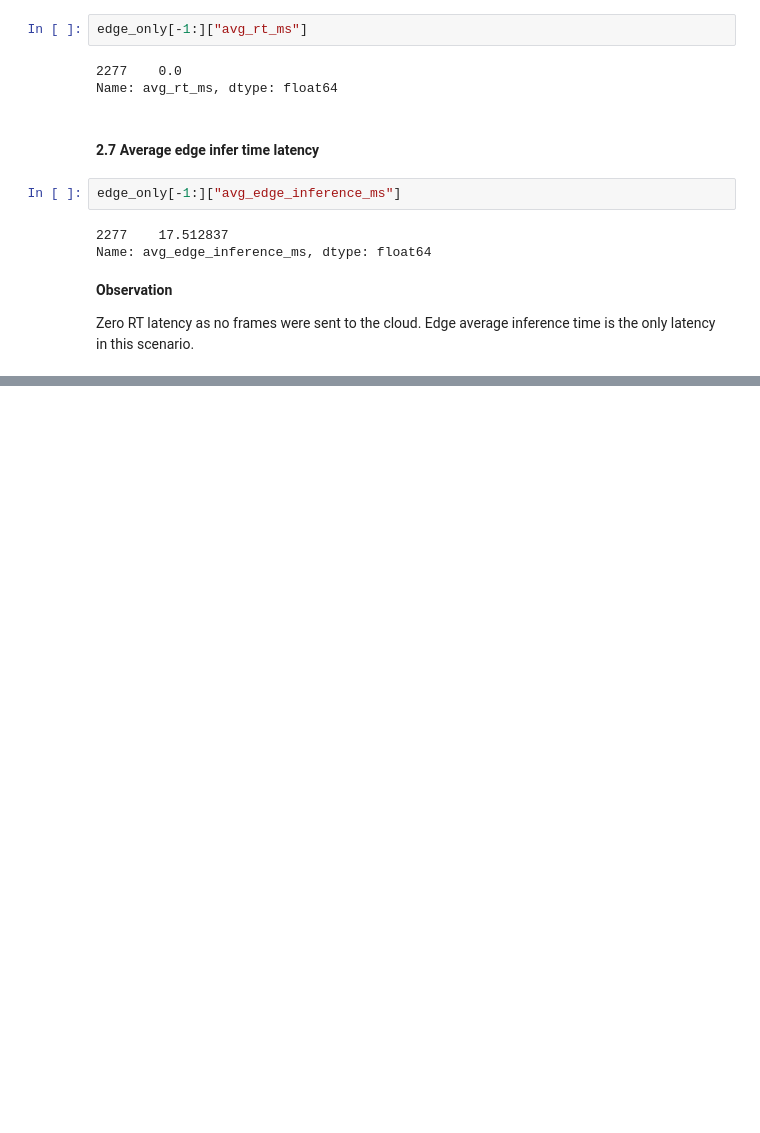
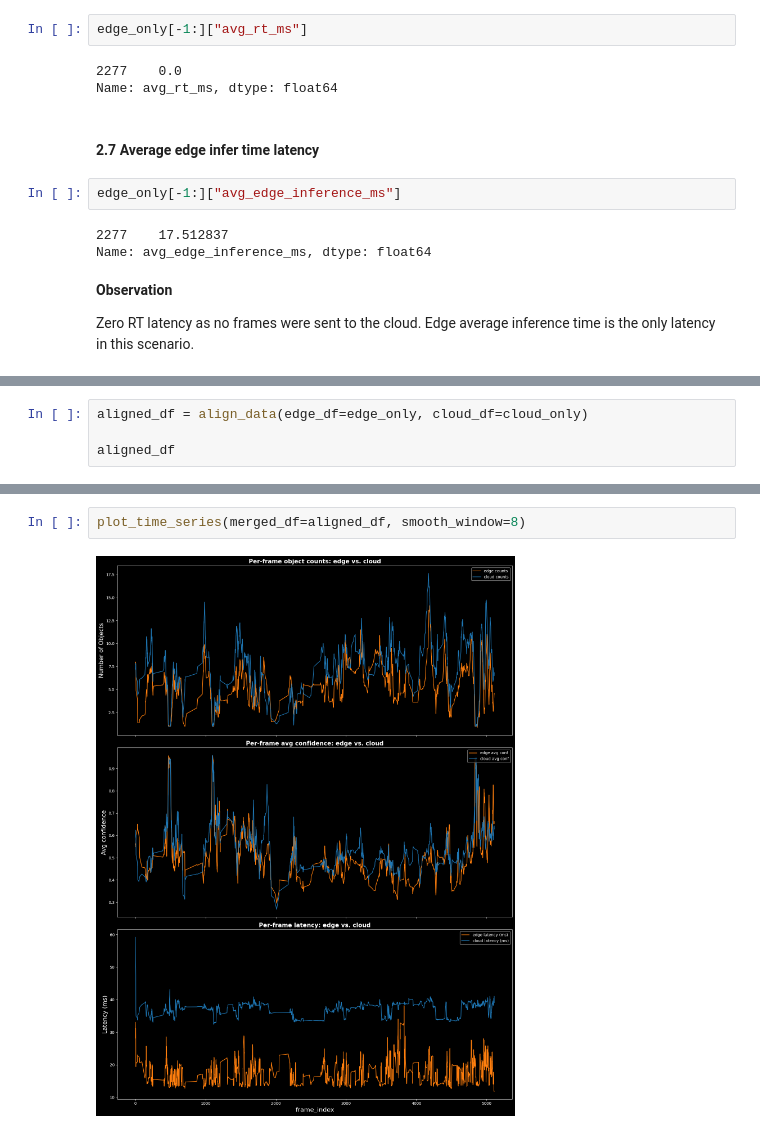
Before and after one commit to MohanadAlemam/edge-cloud-video-analytics, a Jupyter notebook: experiments/experiments.ipynb, the cells around one changed output, grey strips where cells are left out. Drawn from its saved outputs; the diff is of its cells as text; blank space fills up the shorter version.

```diff
--- a/experiments/experiments.ipynb
+++ b/experiments/experiments.ipynb
@@ -244,0 +261,4 @@ Zero RT latency as no frames were sent to the cloud. Edge average inference time
+# %%
+aligned_df = align_data(edge_df=edge_only, cloud_df=cloud_only)
+
+aligned_df
@@ -244,0 +279,4 @@ Zero RT latency as no frames were sent to the cloud. Edge average inference time
+# %%
+plot_time_series(merged_df=aligned_df, smooth_window=8)
+# %% [output]
+[figure, added]
```
Also changed, not shown: parts of 8 cells of this notebook.
